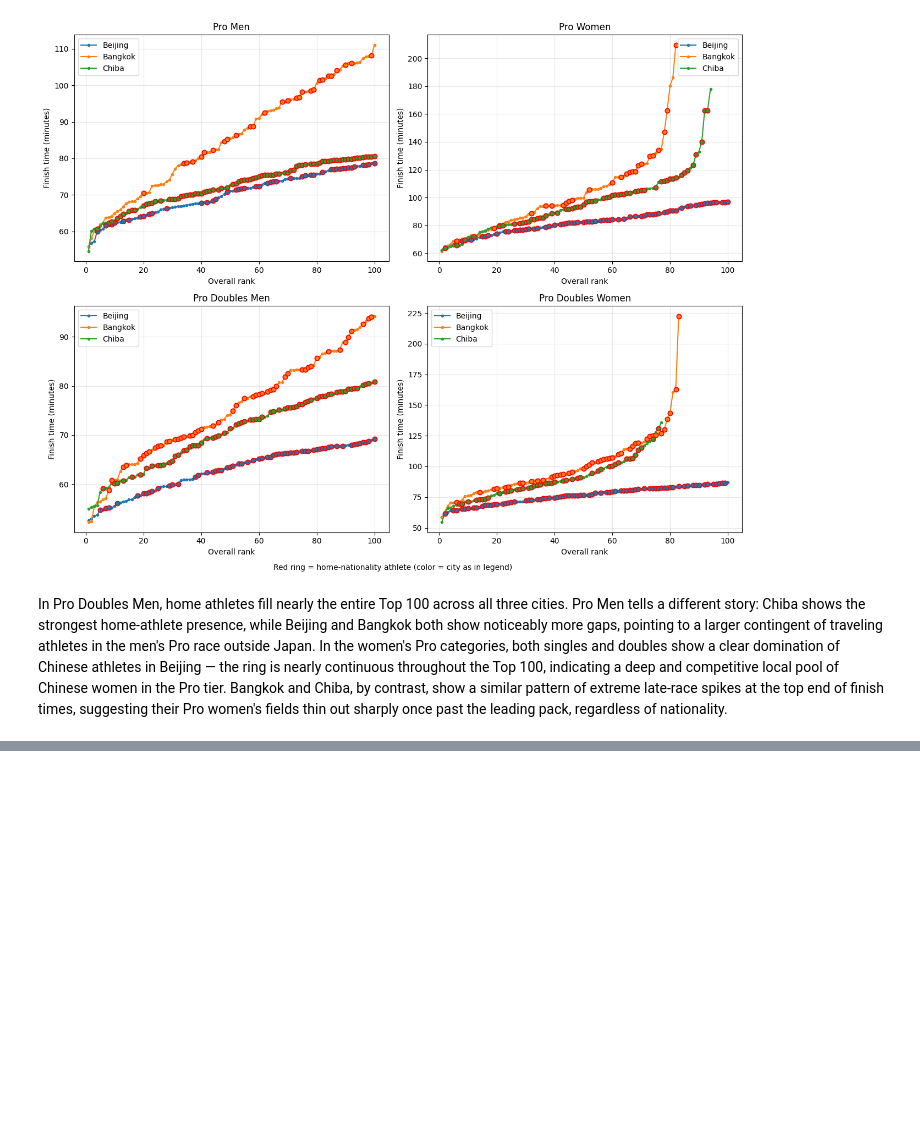
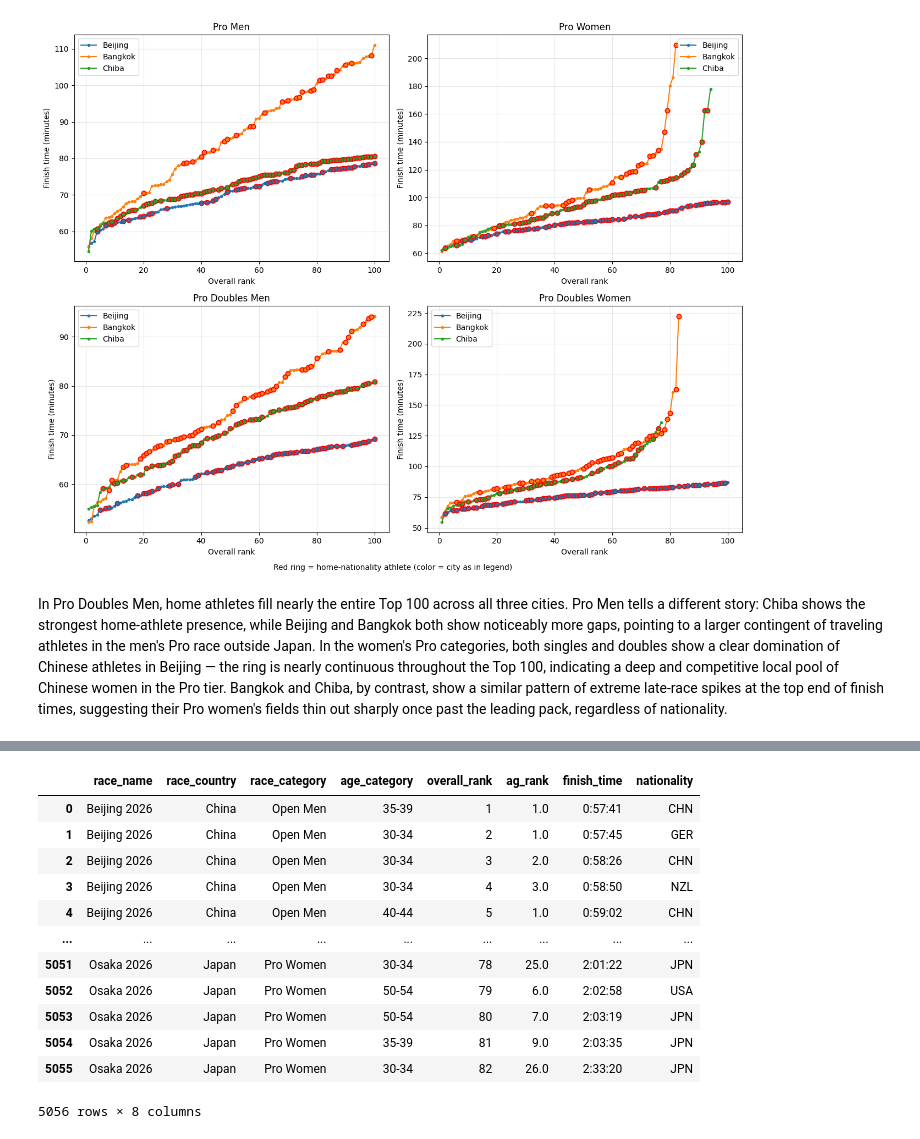
Before and after one commit to winupwhatsup/project_hyrox, a Jupyter notebook: hyrox_comparison.ipynb, the cells around one changed output, grey strips where cells are left out. Drawn from its saved outputs; the diff is of its cells as text; code cells hidden in the pictures; blank space fills up the shorter version.

```diff
--- a/hyrox_comparison.ipynb
+++ b/hyrox_comparison.ipynb
@@ -257,0 +276,18 @@ Doubles Women         INA      5     5
+# %%
+singles_data = pd.read_csv(r"C:\Users\Win\Downloads\hyrox_apac_singles_result.csv")
+
+singles_data
+# %% [output]
+|  | race_name | race_country | race_category | age_category | overall_rank | ag_rank | finish_time | nationality |
+| 0 | Beijing 2026 | China | Open Men | 35-39 | 1 | 1.0 | 0:57:41 | CHN |
+| 1 | Beijing 2026 | China | Open Men | 30-34 | 2 | 1.0 | 0:57:45 | GER |
+| 2 | Beijing 2026 | China | Open Men | 30-34 | 3 | 2.0 | 0:58:26 | CHN |
+| 3 | Beijing 2026 | China | Open Men | 30-34 | 4 | 3.0 | 0:58:50 | NZL |
+| 4 | Beijing 2026 | China | Open Men | 40-44 | 5 | 1.0 | 0:59:02 | CHN |
+| ... | ... | ... | ... | ... | ... | ... | ... | ... |
+| 5051 | Osaka 2026 | Japan | Pro Women | 30-34 | 78 | 25.0 | 2:01:22 | JPN |
+| 5052 | Osaka 2026 | Japan | Pro Women | 50-54 | 79 | 6.0 | 2:02:58 | USA |
+| 5053 | Osaka 2026 | Japan | Pro Women | 50-54 | 80 | 7.0 | 2:03:19 | JPN |
+| 5054 | Osaka 2026 | Japan | Pro Women | 35-39 | 81 | 9.0 | 2:03:35 | JPN |
+| 5055 | Osaka 2026 | Japan | Pro Women | 30-34 | 82 | 26.0 | 2:33:20 | JPN |
+5056 rows × 8 columns
```
Also changed, not shown: parts of 7 cells of this notebook.
